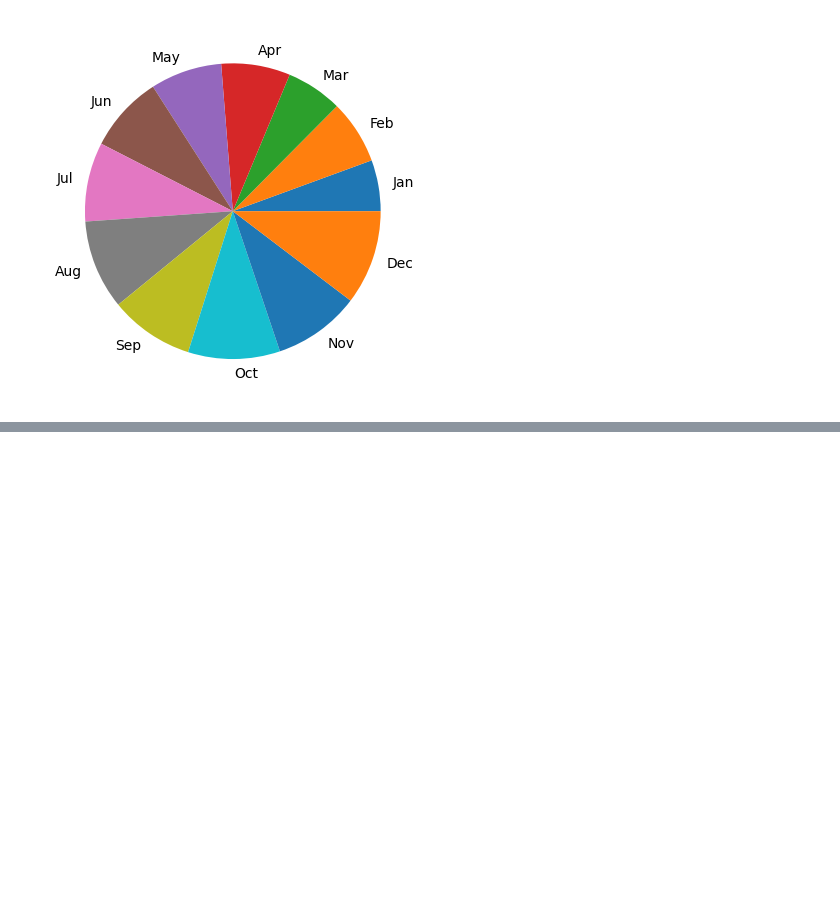
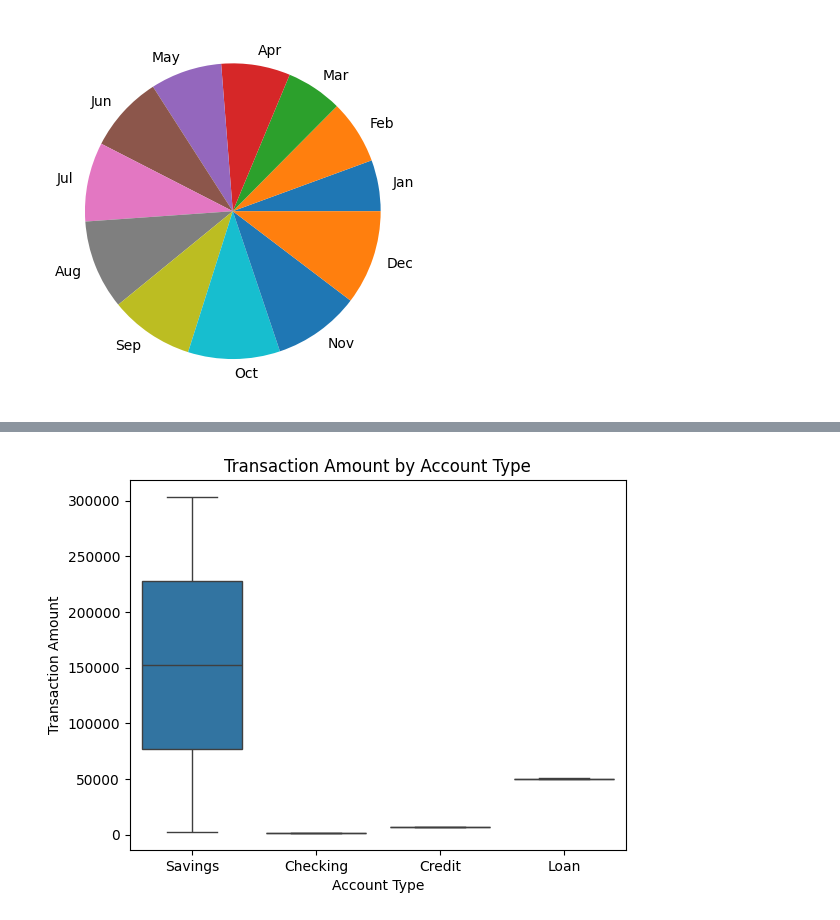
Before and after one commit to Yishak27/Python-training, a Jupyter notebook: datavisualization.ipynb, the cells around one changed output, grey strips where cells are left out. Drawn from its saved outputs; the diff is of its cells as text; code cells hidden in the pictures; blank space fills up the shorter version.

```diff
--- a/datavisualization.ipynb
+++ b/datavisualization.ipynb
@@ -46,0 +47,13 @@ plt.show()
+# %%
+import seaborn as sns
+# Sample data
+data = {'Account Type': ['Savings', 'Savings', 'Checking', 'Checking', 'Credit', 'Credit', 'Loan', 'Loan'],
+        'Transaction Amount': [2000, 303300, 1500, 1600, 7000, 7200, 50000, 50500]}
+df = pd.DataFrame(data)
+# Plotting
+sns.boxplot(x='Account Type', y='Transaction Amount', data=df)
+plt.title('Transaction Amount by Account Type')
+sns.axes_style(style='dark')
+plt.show()
+# %% [output]
+[figure, added]
```
Also changed, not shown: parts of 2 cells of this notebook.
